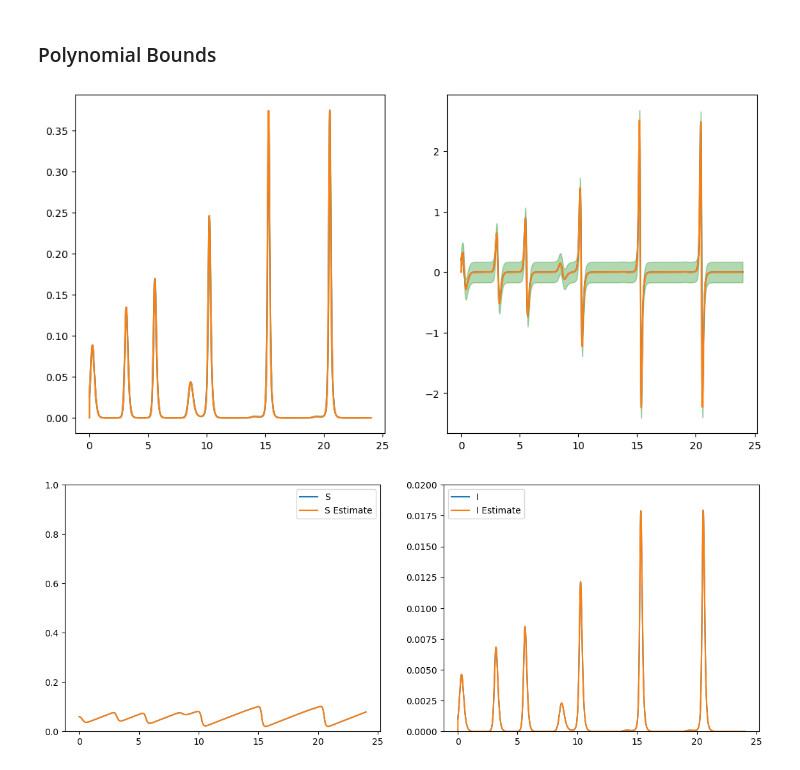
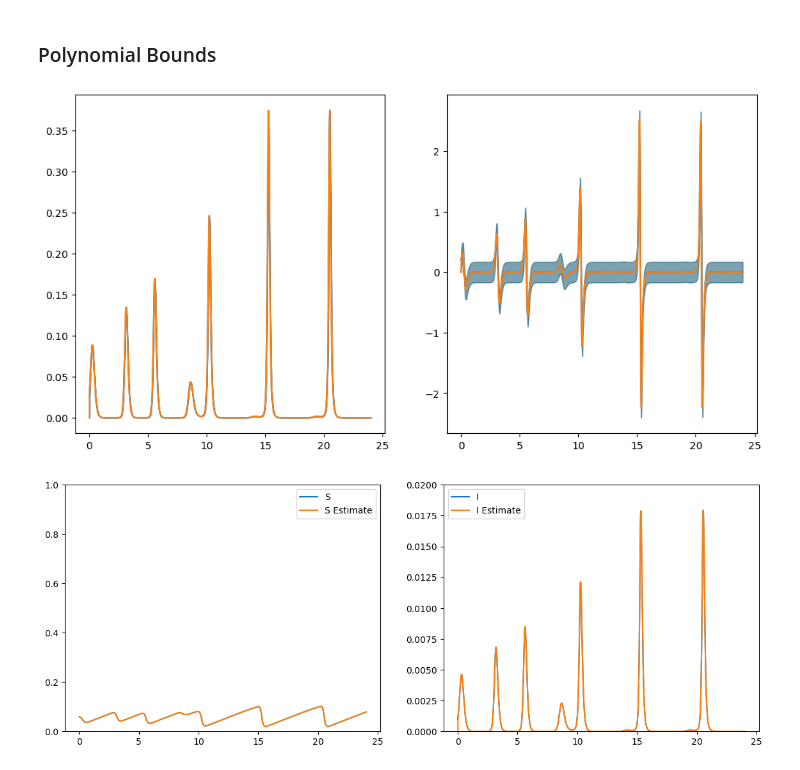
Before and after one commit to rahalnanayakkara/nonlinear_observers, a Jupyter notebook: epidemiology/SIR_notebook.ipynb, the cells around one changed output. Cells and saved outputs as stored; diff of their text form; code cells hidden in the pictures.

```diff
--- a/epidemiology/SIR_notebook.ipynb
+++ b/epidemiology/SIR_notebook.ipynb
@@ -147,19 +147,23 @@ nderivs = 2
 
 Y_max = [0.4, 2.7, 60, 1010, 170000]
 
-y_hat, y_bound = get_poly_estimates(t_samples, y_samples, Y_max, window_size, sampling_dt, d, delay, nderivs, integration_dt)
+y_hat_pol, y_bound_pol = get_poly_estimates(t_samples, y_samples, Y_max, window_size, sampling_dt, d, delay, nderivs, integration_dt)
+# %%
+y_hat_gaus, y_bound_gaus = get_gauss_estimates(t_samples, y_samples, Y_max, window_size, sampling_dt, d, delay, nderivs, integration_dt, d=d)
 # %%
 plt.figure(figsize=(12,6))
 plt.subplot(1,2,1)
 plt.plot(time, y_d[0])
-plt.plot(time, y_hat[0])
-plt.fill_between(time, y_hat[0]-y_bound[0], y_hat[0]+y_bound[0], alpha=0.3, color='green')
+plt.plot(time, y_hat_pol[0])
+plt.fill_between(time, y_hat_gaus[0]-y_bound_gaus[0], y_hat_gaus[0]+y_bound_gaus[0], alpha=0.3, color='blue')
+plt.fill_between(time, y_hat_pol[0]-y_bound_pol[0], y_hat_pol[0]+y_bound_pol[0], alpha=0.3, color='green')
 
 plt.subplot(1,2,2)
 plt.plot(time, y_d[1])
-plt.plot(time, y_hat[1])
-plt.fill_between(time, y_hat[1]-y_bound[1], y_hat[1]+y_bound[1], alpha=0.3, color='green')
+plt.plot(time, y_hat_pol[1])
+plt.fill_between(time, y_hat_gaus[1]-y_bound_gaus[1], y_hat_gaus[1]+y_bound_gaus[1], alpha=0.3, color='blue')
+plt.fill_between(time, y_hat_pol[1]-y_bound_pol[1], y_hat_pol[1]+y_bound_pol[1], alpha=0.3, color='green')
 plt.show()
 # %% [output]
-[figure, old version]
+[figure, new version]
 # %%
```
Also changed, not shown: parts of 6 cells of this notebook, 9 other files.
